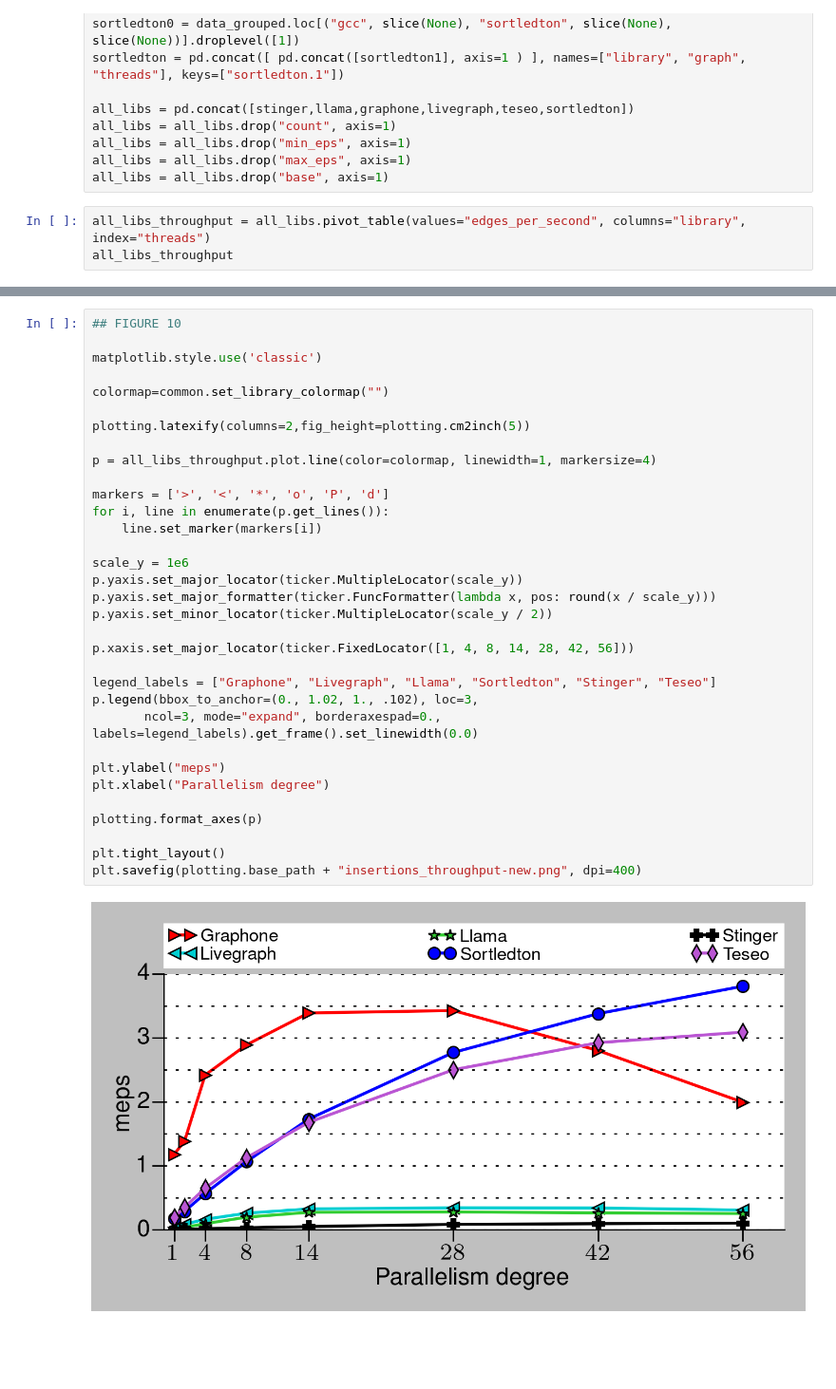
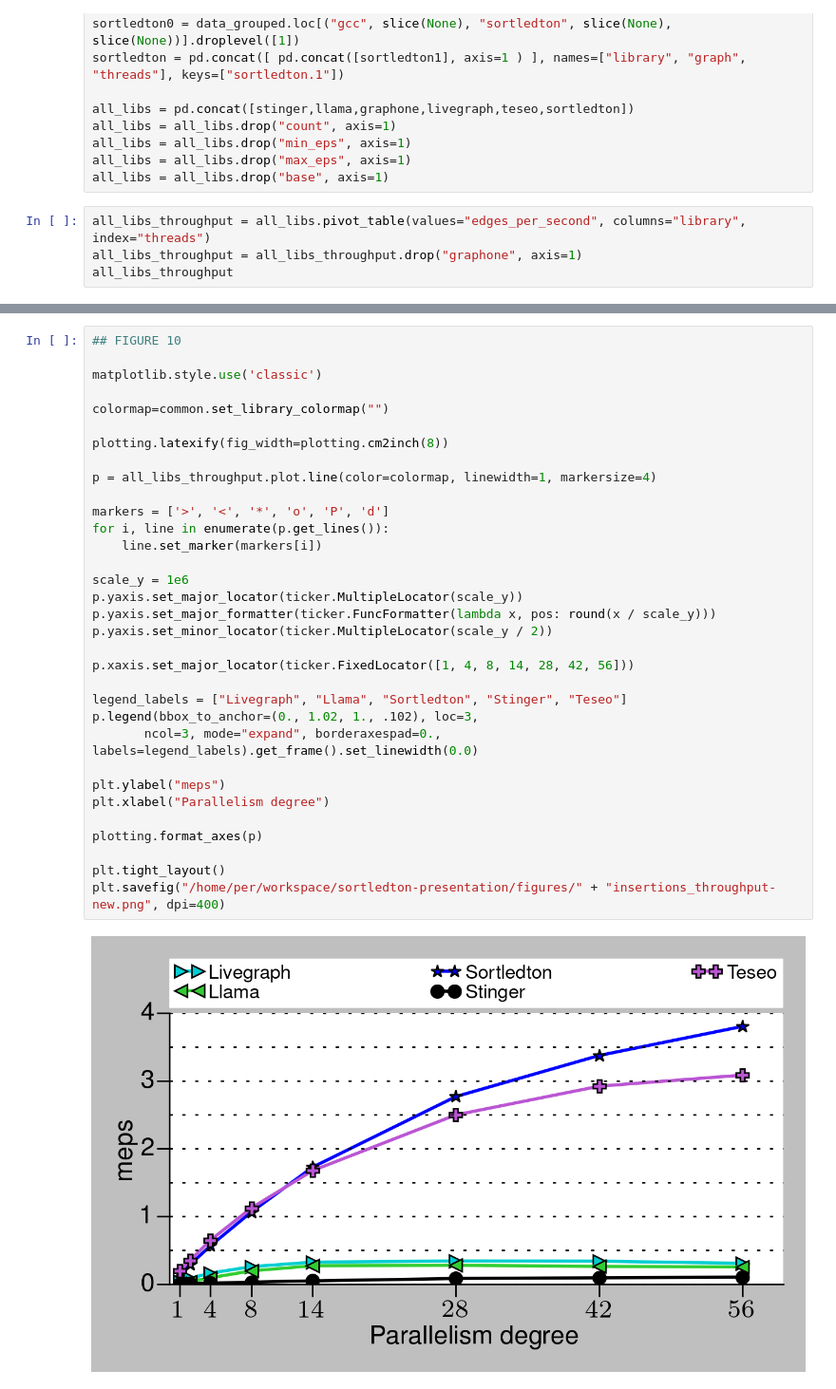
Before and after one commit to PerFuchs/gfe_notebooks, a Jupyter notebook: insertions-scalability.ipynb, the cells around one changed output, grey strips where cells are left out. Shown: that part at 95% size. Saved outputs shown, nothing was run; the diff lists cells and outputs as text; blank space fills up the shorter version.

```diff
--- a/insertions-scalability.ipynb
+++ b/insertions-scalability.ipynb
@@ -99,5 +99,6 @@ all_libs = all_libs.drop("max_eps", axis=1)
 all_libs = all_libs.drop("base", axis=1)
 # %%
 all_libs_throughput = all_libs.pivot_table(values="edges_per_second", columns="library", index="threads")
+all_libs_throughput = all_libs_throughput.drop("graphone", axis=1)
 all_libs_throughput
 # %% [output]
@@ -115,34 +116,34 @@ all_libs_throughput
 ## FIGURE 10
 
 matplotlib.style.use('classic')
 
 colormap=common.set_library_colormap("")
 
-plotting.latexify(columns=2,fig_height=plotting.cm2inch(5))
+plotting.latexify(fig_width=plotting.cm2inch(8))
 
 p = all_libs_throughput.plot.line(color=colormap, linewidth=1, markersize=4)
 
 markers = ['>', '<', '*', 'o', 'P', 'd']
 for i, line in enumerate(p.get_lines()):
     line.set_marker(markers[i])
 
 scale_y = 1e6
 p.yaxis.set_major_locator(ticker.MultipleLocator(scale_y))
 p.yaxis.set_major_formatter(ticker.FuncFormatter(lambda x, pos: round(x / scale_y)))
 p.yaxis.set_minor_locator(ticker.MultipleLocator(scale_y / 2))
 
 p.xaxis.set_major_locator(ticker.FixedLocator([1, 4, 8, 14, 28, 42, 56]))
 
-legend_labels = ["Graphone", "Livegraph", "Llama", "Sortledton", "Stinger", "Teseo"]
+legend_labels = ["Livegraph", "Llama", "Sortledton", "Stinger", "Teseo"]
 p.legend(bbox_to_anchor=(0., 1.02, 1., .102), loc=3,
        ncol=3, mode="expand", borderaxespad=0., labels=legend_labels).get_frame().set_linewidth(0.0)
 
 plt.ylabel("meps")
 plt.xlabel("Parallelism degree")
 
 plotting.format_axes(p)
 
 plt.tight_layout()
-plt.savefig(plotting.base_path + "insertions_throughput-new.png", dpi=400)
+plt.savefig("/home/per/workspace/sortledton-presentation/figures/" + "insertions_throughput-new.png", dpi=400)
 # %% [output]
-[figure, old version]
+[figure, new version]
```
Also changed, not shown: parts of 1 cell of this notebook, 6 other files.
